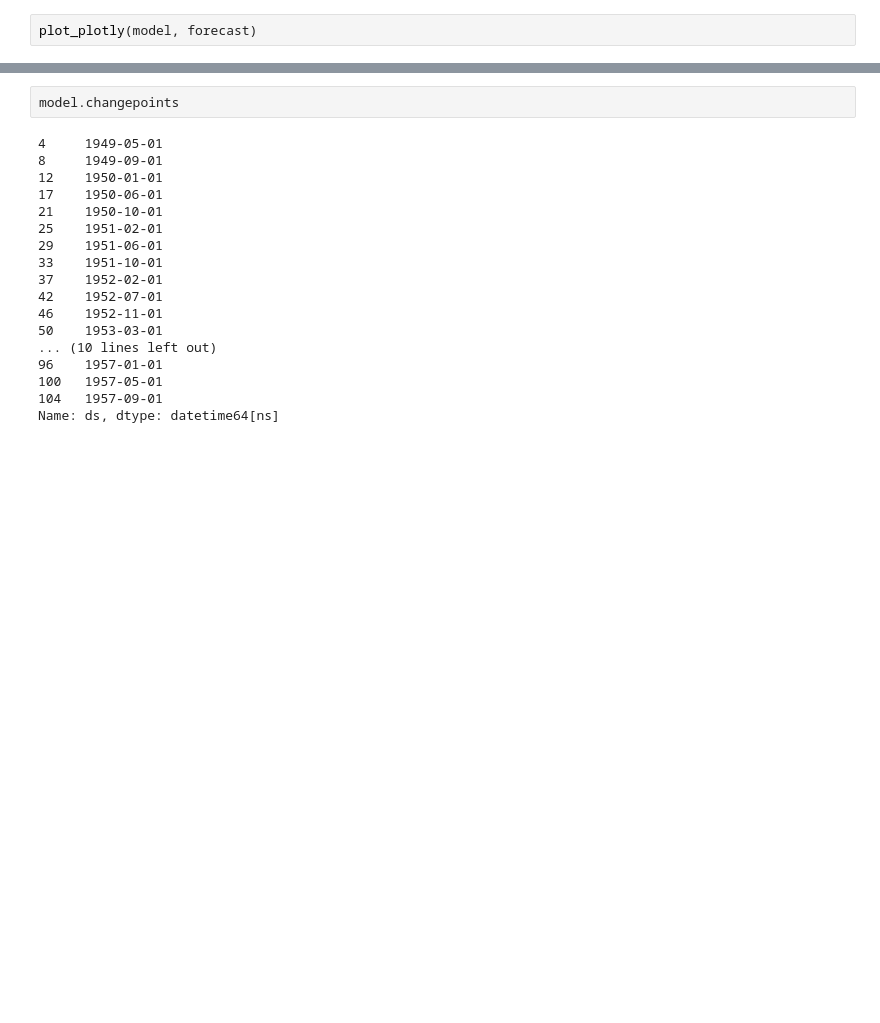
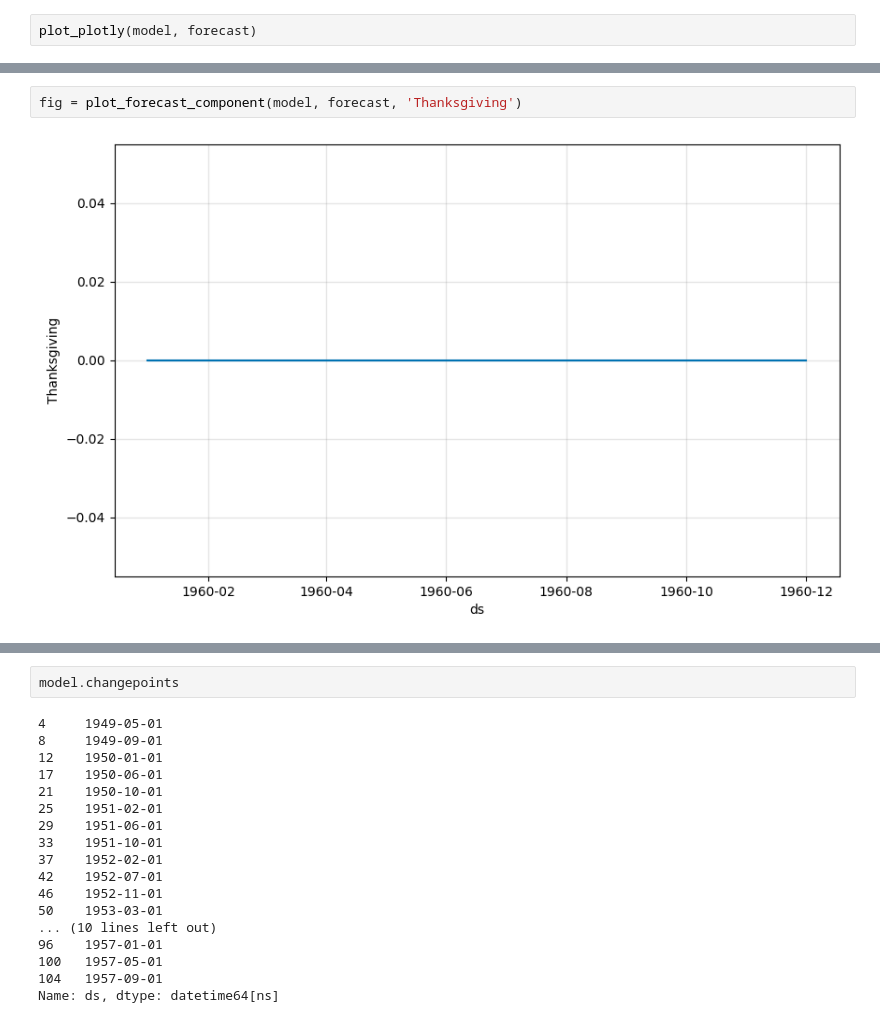
Before and after one commit to alliwene/time-series-prophet, a Jupyter notebook: air-passengers.ipynb, the cells around one changed output, grey strips where cells are left out. Saved outputs shown, nothing was run; the diff lists cells and outputs as text; blank space fills up the shorter version.

```diff
--- a/air-passengers.ipynb
+++ b/air-passengers.ipynb
@@ -110,0 +138,4 @@ model.plot_components(forecast)
+# %%
+fig = plot_forecast_component(model, forecast, 'Thanksgiving')
+# %% [output]
+[figure, added]
```
Also changed, not shown: parts of 17 cells of this notebook, 1 other file.
